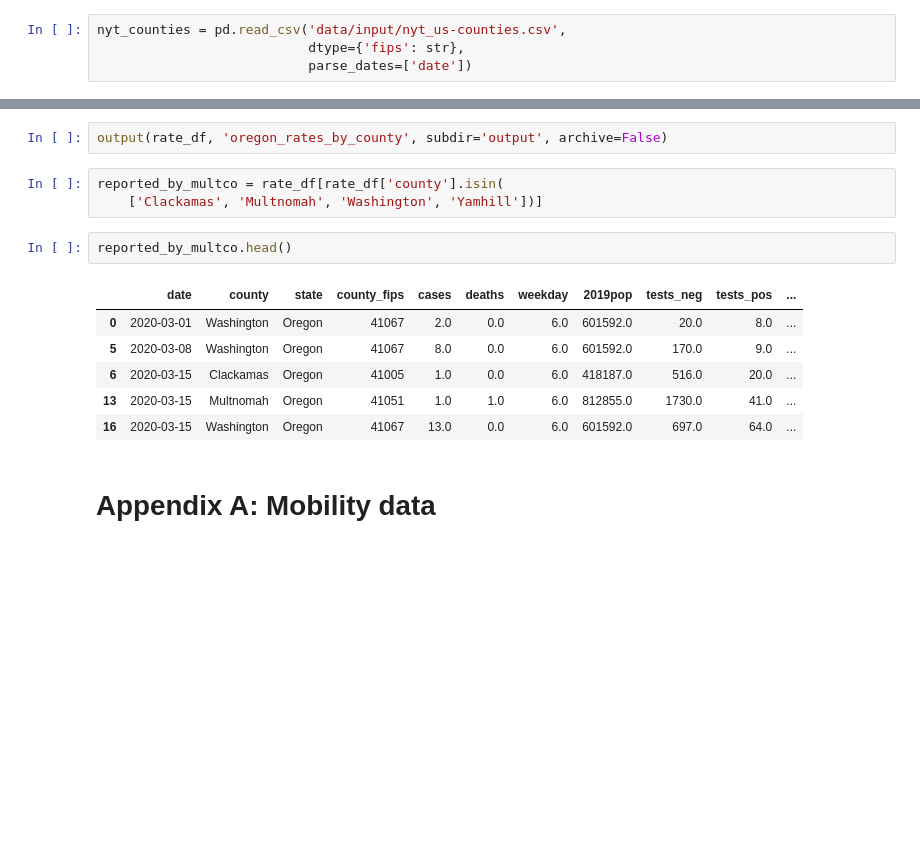
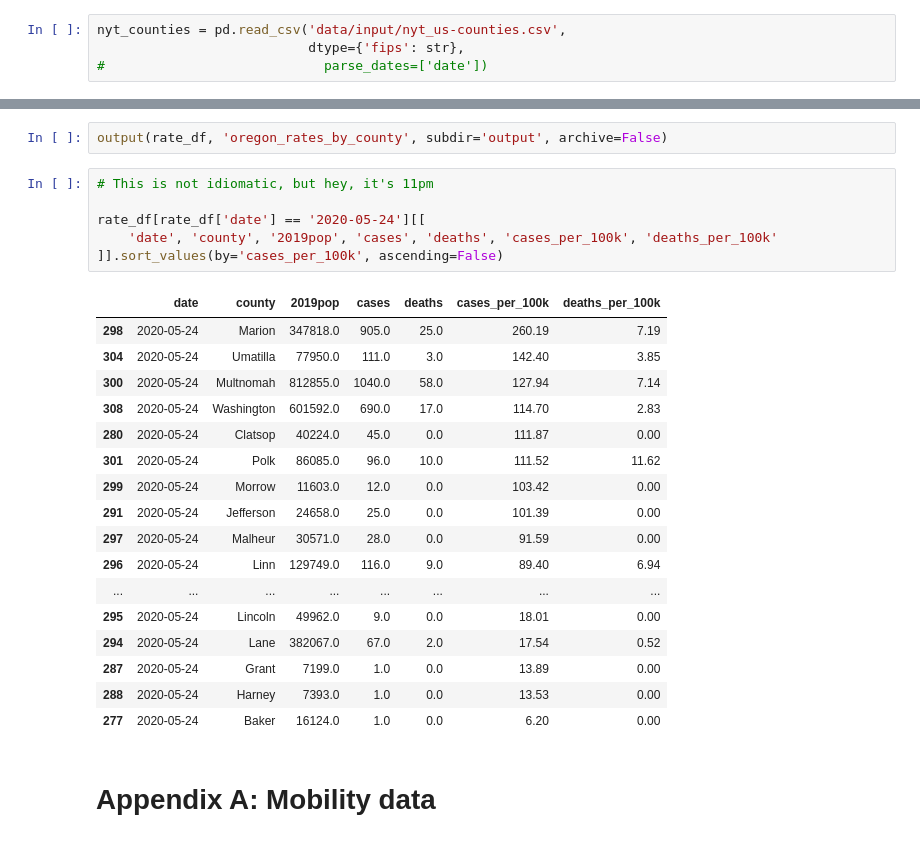
Before and after one commit to meli-lewis/oregon_covid_tracking, a Jupyter notebook: Oregon COVID-19 data.ipynb, the cells around one changed output, grey strips where cells are left out. Saved outputs shown, nothing was run; the diff lists cells and outputs as text; blank space fills up the shorter version.

```diff
--- a/Oregon COVID-19 data.ipynb
+++ b/Oregon COVID-19 data.ipynb
@@ -131,7 +131,7 @@ output(nyt_counties, 'nyt_us-counties', archive=True)
 # %%
 nyt_counties = pd.read_csv('data/input/nyt_us-counties.csv',
                            dtype={'fips': str},
-                           parse_dates=['date'])
+#                            parse_dates=['date'])
 # %%
 nyt_counties.rename(columns={'fips': 'county_fips'}, inplace=True)
 # %%
@@ -307,18 +307,30 @@ rate_df['tests_per_100k'] = calculate_rate(
     rate_df['tests_total'], rate_df['2019pop'])
 # %%
 output(rate_df, 'oregon_rates_by_county', subdir='output', archive=False)
-# %%
-reported_by_multco = rate_df[rate_df['county'].isin(
-    ['Clackamas', 'Multnomah', 'Washington', 'Yamhill'])]
-# %%
-reported_by_multco.head()
-# %% [output]
-|  | date | county | state | county_fips | cases | deaths | weekday | 2019pop | tests_neg | tests_pos | ... |
-| 0 | 2020-03-01 | Washington | Oregon | 41067 | 2.0 | 0.0 | 6.0 | 601592.0 | 20.0 | 8.0 | ... |
-| 5 | 2020-03-08 | Washington | Oregon | 41067 | 8.0 | 0.0 | 6.0 | 601592.0 | 170.0 | 9.0 | ... |
-| 6 | 2020-03-15 | Clackamas | Oregon | 41005 | 1.0 | 0.0 | 6.0 | 418187.0 | 516.0 | 20.0 | ... |
-| 13 | 2020-03-15 | Multnomah | Oregon | 41051 | 1.0 | 1.0 | 6.0 | 812855.0 | 1730.0 | 41.0 | ... |
-| 16 | 2020-03-15 | Washington | Oregon | 41067 | 13.0 | 0.0 | 6.0 | 601592.0 | 697.0 | 64.0 | ... |
+# %%
+# This is not idiomatic, but hey, it's 11pm
+
+rate_df[rate_df['date'] == '2020-05-24'][[
+    'date', 'county', '2019pop', 'cases', 'deaths', 'cases_per_100k', 'deaths_per_100k'
+]].sort_values(by='cases_per_100k', ascending=False)
+# %% [output]
+|  | date | county | 2019pop | cases | deaths | cases_per_100k | deaths_per_100k |
+| 298 | 2020-05-24 | Marion | 347818.0 | 905.0 | 25.0 | 260.19 | 7.19 |
+| 304 | 2020-05-24 | Umatilla | 77950.0 | 111.0 | 3.0 | 142.40 | 3.85 |
+| 300 | 2020-05-24 | Multnomah | 812855.0 | 1040.0 | 58.0 | 127.94 | 7.14 |
+| 308 | 2020-05-24 | Washington | 601592.0 | 690.0 | 17.0 | 114.70 | 2.83 |
+| 280 | 2020-05-24 | Clatsop | 40224.0 | 45.0 | 0.0 | 111.87 | 0.00 |
+| 301 | 2020-05-24 | Polk | 86085.0 | 96.0 | 10.0 | 111.52 | 11.62 |
+| 299 | 2020-05-24 | Morrow | 11603.0 | 12.0 | 0.0 | 103.42 | 0.00 |
+| 291 | 2020-05-24 | Jefferson | 24658.0 | 25.0 | 0.0 | 101.39 | 0.00 |
+| 297 | 2020-05-24 | Malheur | 30571.0 | 28.0 | 0.0 | 91.59 | 0.00 |
+| 296 | 2020-05-24 | Linn | 129749.0 | 116.0 | 9.0 | 89.40 | 6.94 |
+| ... | ... | ... | ... | ... | ... | ... | ... |
+| 295 | 2020-05-24 | Lincoln | 49962.0 | 9.0 | 0.0 | 18.01 | 0.00 |
+| 294 | 2020-05-24 | Lane | 382067.0 | 67.0 | 2.0 | 17.54 | 0.52 |
+| 287 | 2020-05-24 | Grant | 7199.0 | 1.0 | 0.0 | 13.89 | 0.00 |
+| 288 | 2020-05-24 | Harney | 7393.0 | 1.0 | 0.0 | 13.53 | 0.00 |
+| 277 | 2020-05-24 | Baker | 16124.0 | 1.0 | 0.0 | 6.20 | 0.00 |
 # %% [markdown]
 # Appendix A: Mobility data
 # %% [markdown]
```
Also changed, not shown: parts of 7 cells of this notebook.
